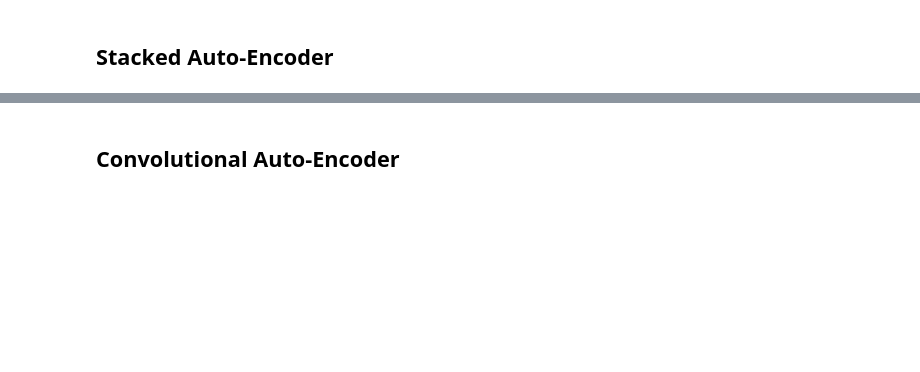
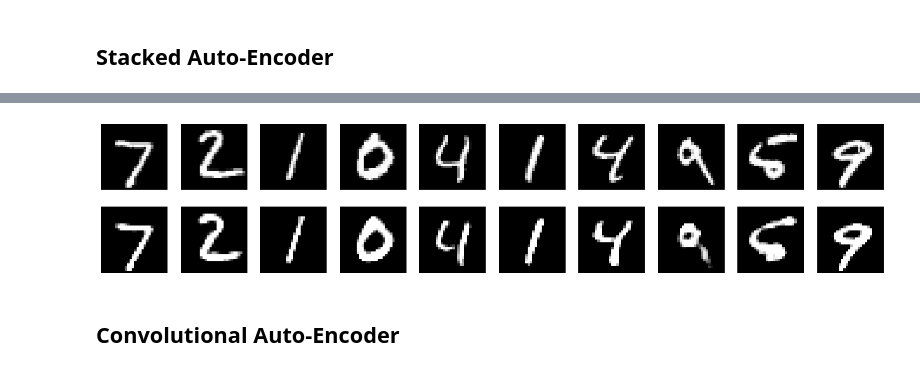
Before and after one commit to LigangZheng/vae-pytorch, a Jupyter notebook: Playground.ipynb, the cells around one changed output, grey strips where cells are left out. Cells and saved outputs as stored; diff of their text form; code cells hidden in the pictures; blank space fills up the shorter version.

```diff
--- a/Playground.ipynb
+++ b/Playground.ipynb
@@ -192,5 +232,7 @@ for epoch in range(1,  num_epochs + 1):
 # %%
-plot_reconstructions(model, save=True, name='stacked_ae', conv=False, simple=False)
+plot_reconstructions(model, save=True, name='stacked_ae_bce', conv=False, simple=False)
+# %% [output]
+[figure, added]
 # %% [markdown]
 ## Convolutional Auto-Encoder
 # %%
```
Also changed, not shown: parts of 9 cells of this notebook, 4 other files.
